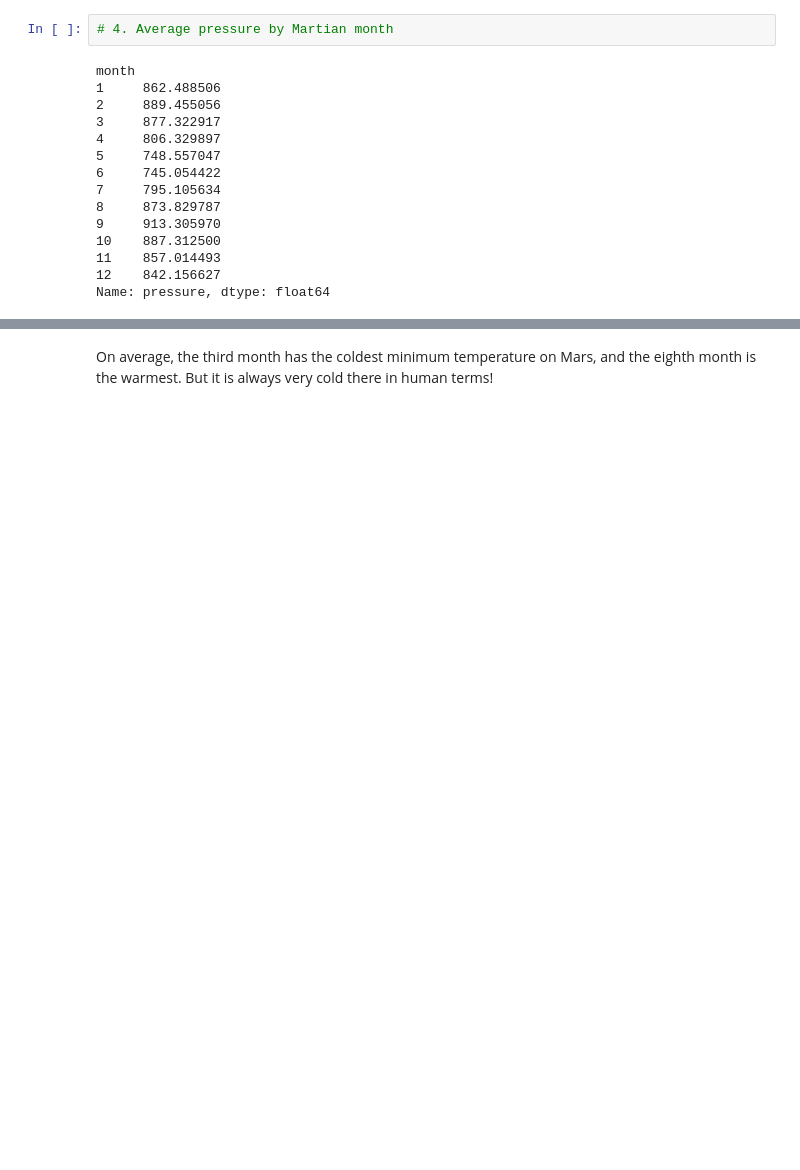
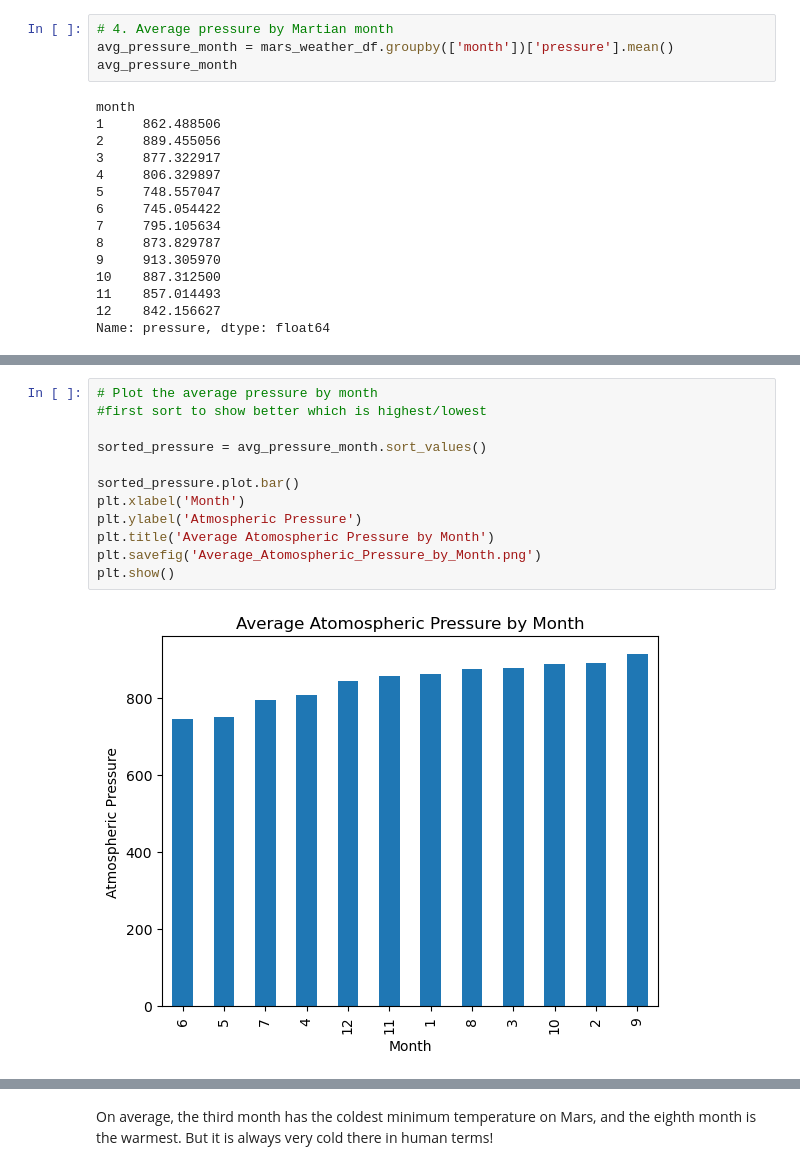
Before and after one commit to snbadeaux/Web-Scraping-Challenge, a Jupyter notebook: part_2_mars_weather.ipynb, the cells around one changed output, grey strips where cells are left out. Drawn from its saved outputs; the diff is of its cells as text; blank space fills up the shorter version.

```diff
--- a/part_2_mars_weather.ipynb
+++ b/part_2_mars_weather.ipynb
@@ -219,5 +234,7 @@ Name: min_temp, dtype: float64
 # %%
 # 4. Average pressure by Martian month
+avg_pressure_month = mars_weather_df.groupby(['month'])['pressure'].mean()
+avg_pressure_month
 # %% [output]
 month
 1     862.488506
@@ -240,2 +253,16 @@ Name: pressure, dtype: float64
+# %%
+# Plot the average pressure by month
+#first sort to show better which is highest/lowest
+
+sorted_pressure = avg_pressure_month.sort_values()
+
+sorted_pressure.plot.bar()
+plt.xlabel('Month')
+plt.ylabel('Atmospheric Pressure')
+plt.title('Average Atomospheric Pressure by Month')
+plt.savefig('Average_Atomospheric_Pressure_by_Month.png')
+plt.show()
+# %% [output]
+[figure, added]
 # %%
 # 5. How many terrestrial (earth) days are there in a Martian year?
```
Also changed, not shown: parts of 12 cells of this notebook, 5 other files.
